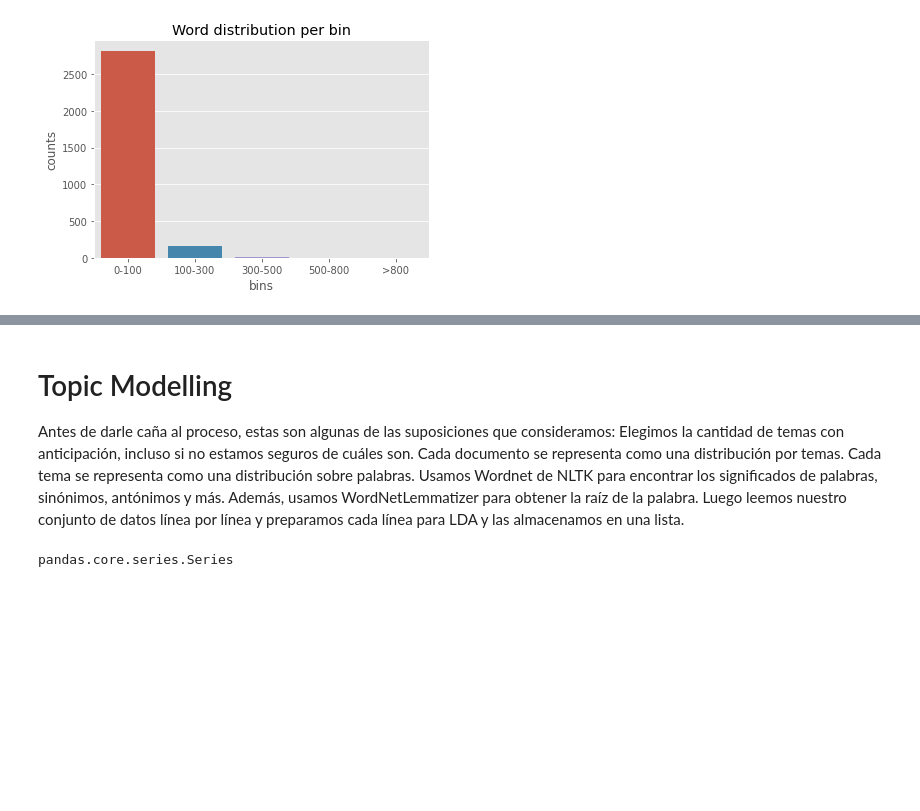
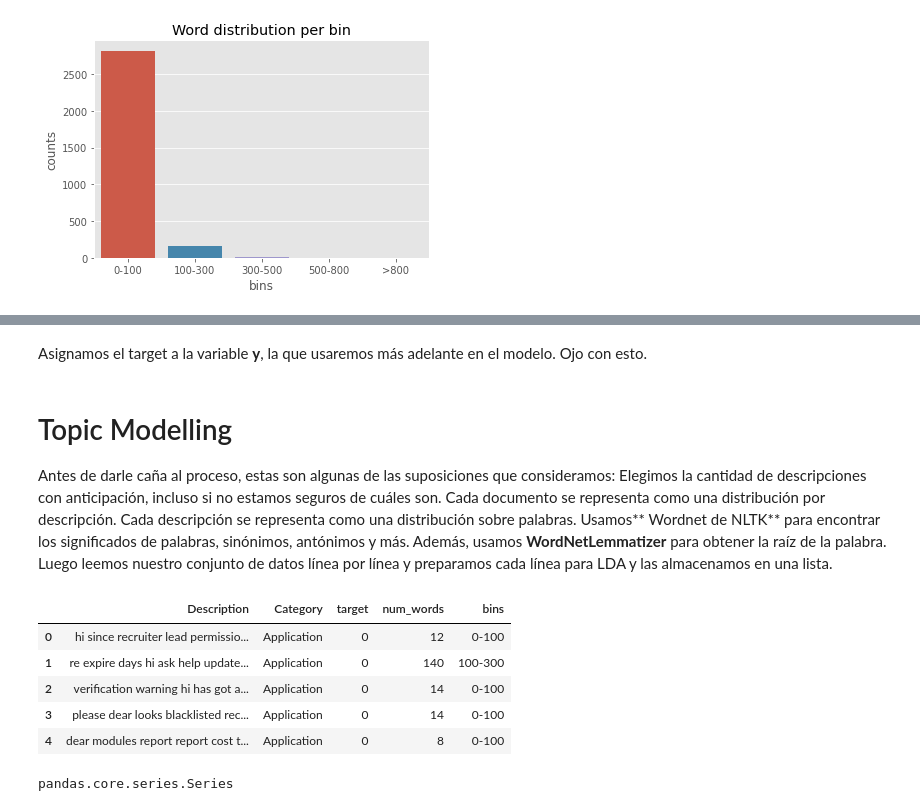
Before and after one commit to novagenio/CognitivePV1, a Jupyter notebook: Support_Ticket_Classificationv3.ipynb, the cells around one changed output, grey strips where cells are left out. Drawn from its saved outputs; the diff is of its cells as text; code cells hidden in the pictures; blank space fills up the shorter version.

```diff
--- a/Support_Ticket_Classificationv3.ipynb
+++ b/Support_Ticket_Classificationv3.ipynb
@@ -103,3 +120,5 @@ NameError: ignored
+# %% [markdown]
+Asignamos el target a la variable **y**, la que usaremos más adelante en el modelo. Ojo con esto.
 # %%
 num_class = len(np.unique(data.Category.values))
 y = data['target'].values
@@ -107,10 +126,10 @@ y = data['target'].values
 # Topic Modelling
 
 Antes de darle caña al proceso, estas son algunas de las suposiciones que consideramos:
-Elegimos la cantidad de temas con anticipación, incluso si no estamos seguros de cuáles son.
-Cada documento se representa como una distribución por temas.
-Cada tema se representa como una distribución sobre palabras.
-Usamos Wordnet de NLTK para encontrar los significados de palabras, sinónimos, antónimos y más. Además, usamos WordNetLemmatizer para obtener la raíz de la palabra.
+Elegimos la cantidad de descripciones con anticipación, incluso si no estamos seguros de cuáles son.
+Cada documento se representa como una distribución por descripción.
+Cada descripción se representa como una distribución sobre palabras.
+Usamos** Wordnet de NLTK** para encontrar los significados de palabras, sinónimos, antónimos y más. Además, usamos **WordNetLemmatizer** para obtener la raíz de la palabra.
 Luego leemos nuestro conjunto de datos línea por línea y preparamos cada línea para LDA y las almacenamos en una lista.
 # %%
 from sklearn.feature_extraction.text import CountVectorizer, TfidfTransformer
@@ -134,6 +153,15 @@ from nltk.sentiment.util import *
 from nltk import tokenize
 # %%
 data['Description'] = data['Description'].astype(str)
+# %%
+data.head()
+# %% [output]
+|  | Description | Category | target | num_words | bins |
+| 0 | hi since recruiter lead permissio... | Application | 0 | 12 | 0-100 |
+| 1 | re expire days hi ask help update... | Application | 0 | 140 | 100-300 |
+| 2 | verification warning hi has got a... | Application | 0 | 14 | 0-100 |
+| 3 | please dear looks blacklisted rec... | Application | 0 | 14 | 0-100 |
+| 4 | dear modules report report cost t... | Application | 0 | 8 | 0-100 |
 # %%
 type(data['Description'])
 # %% [output]
```
Also changed, not shown: parts of 7 cells of this notebook.
